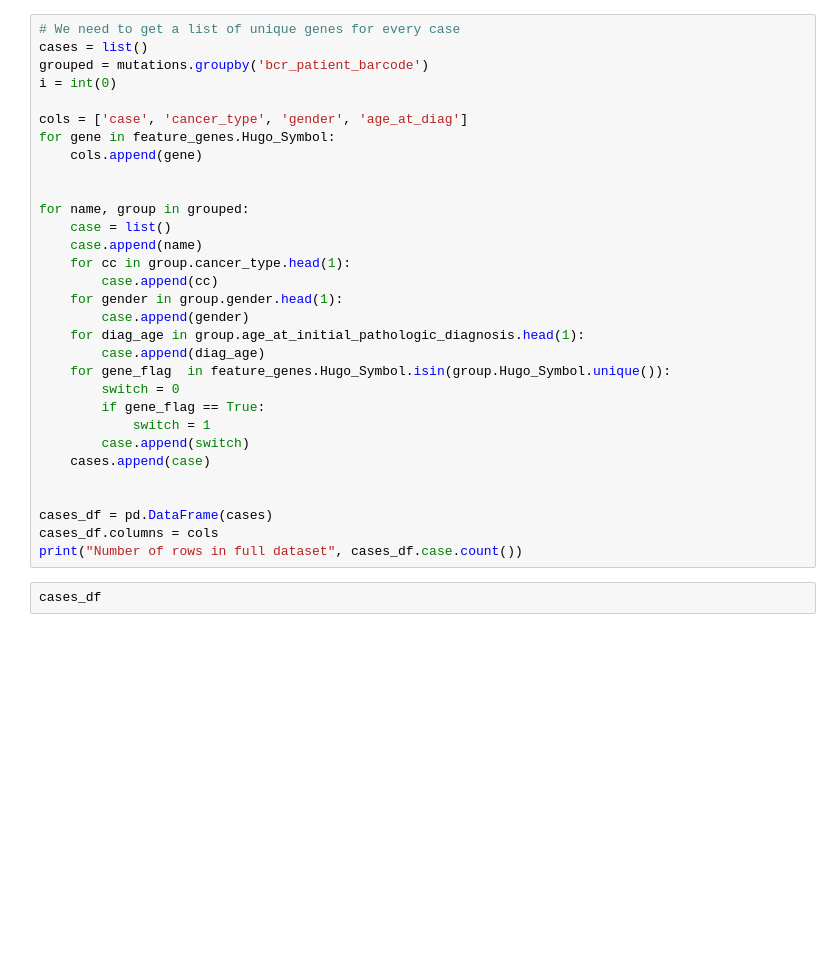
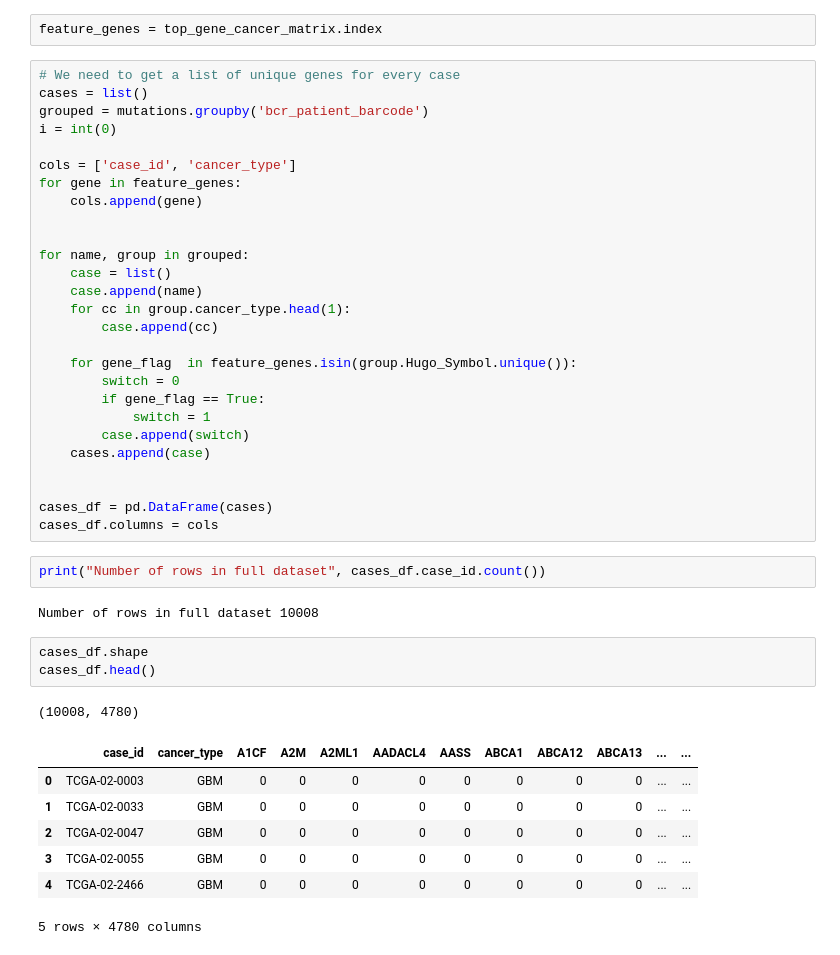
Before and after one commit to tonydisera/w207_6_sum19_g5_final_project, a Jupyter notebook: merge_pancancer_somatic_mutations/transform_pancancer_merged_data.ipynb, the cells around one changed output. Saved outputs shown, nothing was run; the diff lists cells and outputs as text; blank space fills up the shorter version.

```diff
--- a/merge_pancancer_somatic_mutations/transform_pancancer_merged_data.ipynb
+++ b/merge_pancancer_somatic_mutations/transform_pancancer_merged_data.ipynb
@@ -62,11 +147,13 @@ feature_genes = pd.DataFrame(feature_genes.index)
+# %%
+feature_genes = top_gene_cancer_matrix.index
 # %%
 # We need to get a list of unique genes for every case
 cases = list()
 grouped = mutations.groupby('bcr_patient_barcode')
 i = int(0)
 
-cols = ['case', 'cancer_type', 'gender', 'age_at_diag']
-for gene in feature_genes.Hugo_Symbol:
+cols = ['case_id', 'cancer_type']
+for gene in feature_genes:
     cols.append(gene)
 
 
@@ -75,11 +162,8 @@ for name, group in grouped:
     case.append(name)
     for cc in group.cancer_type.head(1):
         case.append(cc)
-    for gender in group.gender.head(1):
-        case.append(gender)
-    for diag_age in group.age_at_initial_pathologic_diagnosis.head(1):
-        case.append(diag_age)
-    for gene_flag  in feature_genes.Hugo_Symbol.isin(group.Hugo_Symbol.unique()):
+
+    for gene_flag  in feature_genes.isin(group.Hugo_Symbol.unique()):
         switch = 0
         if gene_flag == True:
             switch = 1
@@ -89,9 +173,22 @@ for name, group in grouped:
 
 cases_df = pd.DataFrame(cases)
 cases_df.columns = cols
-print("Number of rows in full dataset", cases_df.case.count())
-# %%
-cases_df
+# %%
+print("Number of rows in full dataset", cases_df.case_id.count())
+# %% [output]
+Number of rows in full dataset 10008
+# %%
+cases_df.shape
+cases_df.head()
+# %% [output]
+(10008, 4780)
+|  | case_id | cancer_type | A1CF | A2M | A2ML1 | AADACL4 | AASS | ABCA1 | ABCA12 | ABCA13 | ... | ... |
+| 0 | TCGA-02-0003 | GBM | 0 | 0 | 0 | 0 | 0 | 0 | 0 | 0 | ... | ... |
+| 1 | TCGA-02-0033 | GBM | 0 | 0 | 0 | 0 | 0 | 0 | 0 | 0 | ... | ... |
+| 2 | TCGA-02-0047 | GBM | 0 | 0 | 0 | 0 | 0 | 0 | 0 | 0 | ... | ... |
+| 3 | TCGA-02-0055 | GBM | 0 | 0 | 0 | 0 | 0 | 0 | 0 | 0 | ... | ... |
+| 4 | TCGA-02-2466 | GBM | 0 | 0 | 0 | 0 | 0 | 0 | 0 | 0 | ... | ... |
+5 rows × 4780 columns
 # %%
 # Write out transformed data to csv
 print("Writing case feature matrix to csv ...")
```
Also changed, not shown: parts of 17 cells of this notebook, 1 other file.
